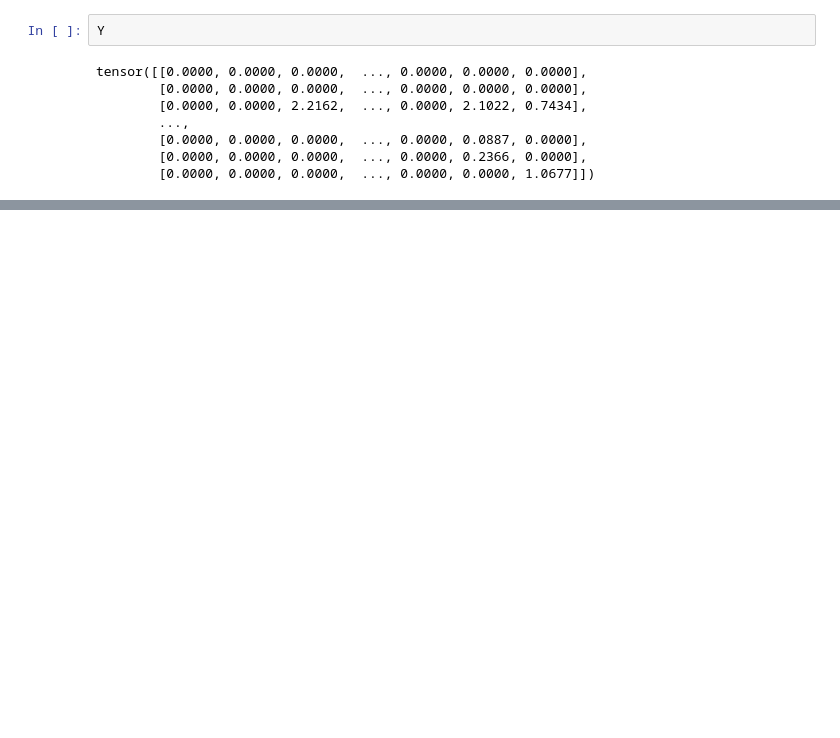
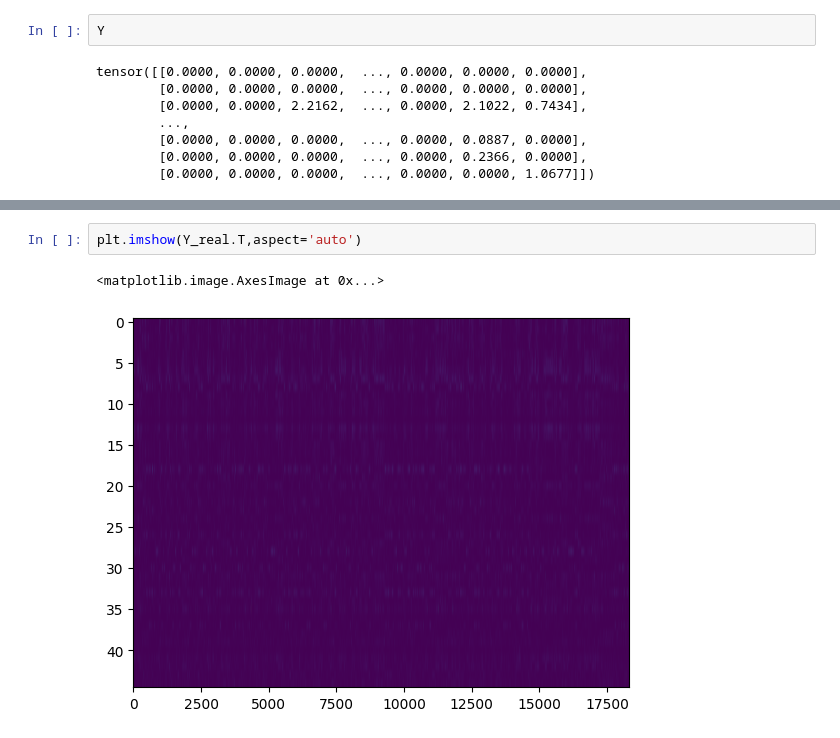
Before and after one commit to mariakesa/Neurogarage2, a Jupyter notebook: playground/data_exploration.ipynb, the cells around one changed output, grey strips where cells are left out. Cells and saved outputs as stored; diff of their text form; blank space fills up the shorter version.

```diff
--- a/playground/data_exploration.ipynb
+++ b/playground/data_exploration.ipynb
@@ -118,0 +191,5 @@ Epoch [1000/1000], Loss: -12434724864.0000
+# %%
+plt.imshow(Y_real.T,aspect='auto')
+# %% [output]
+<matplotlib.image.AxesImage at 0x...>
+[figure, added]
```
Also changed, not shown: parts of 10 cells of this notebook, 2 other files.
